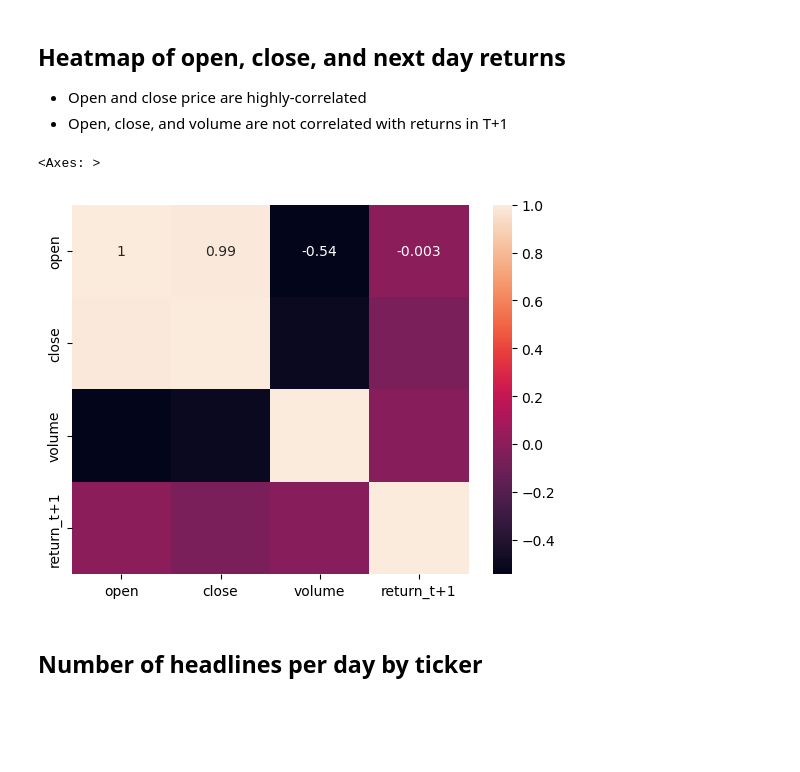
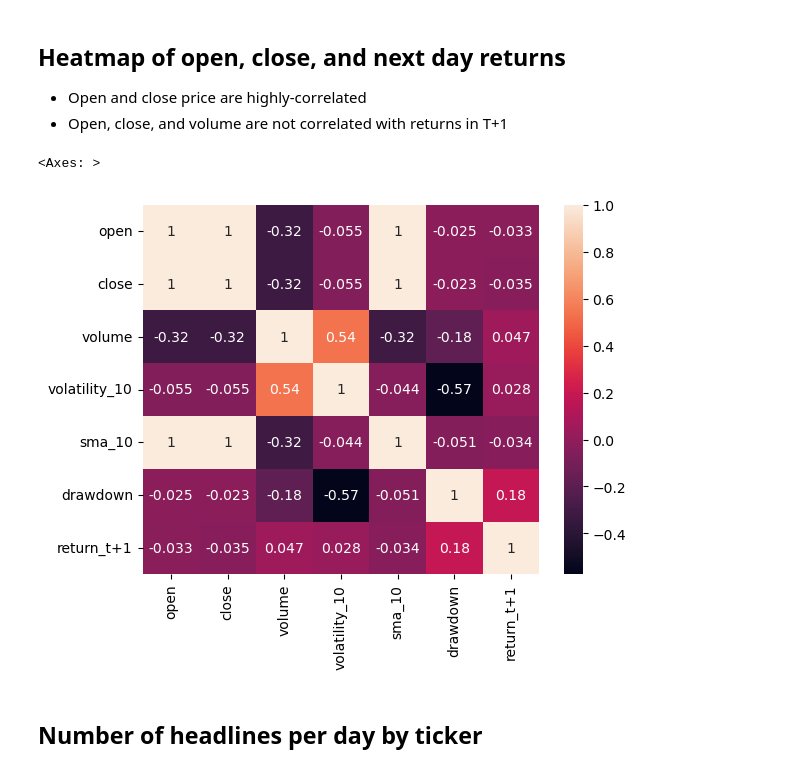
Before and after one commit to asacco-97/multimodal-stock-ranking, a Jupyter notebook: notebooks/eda.ipynb, the cells around one changed output. Saved outputs shown, nothing was run; the diff lists cells and outputs as text; code cells hidden in the pictures; blank space fills up the shorter version.

```diff
--- a/notebooks/eda.ipynb
+++ b/notebooks/eda.ipynb
@@ -8,7 +8,7 @@ import matplotlib.gridspec as gridspec
 import seaborn as sns
 from sklearn.decomposition import PCA
 # %%
-df = pd.read_parquet("../data/processed/daily_with_embeddings_trading_metrics.parquet")
+df = pd.read_parquet("../data/processed/daily_with_indicators.parquet")
 # %%
 print(df.shape)
 df.head()
@@ -127,10 +137,10 @@ Name: volume, dtype: float64
 # %%
 # Open and close price are highly-correlated
 # Open, close, and volume are not correlated with returns in T+1
-sns.heatmap(df[["open", "close", "volume", "return_t+1"]].corr(), annot=True)
+sns.heatmap(df[["open", "close", "volume", "volatility_10", "sma_10", "drawdown", "return_t+1"]].corr(), annot=True)
 # %% [output]
 <Axes: >
-[figure, old version]
+[figure, new version]
 # %% [markdown]
 ## Number of headlines per day by ticker
 # %%
```
Also changed, not shown: parts of 9 cells of this notebook, 2 other files.
